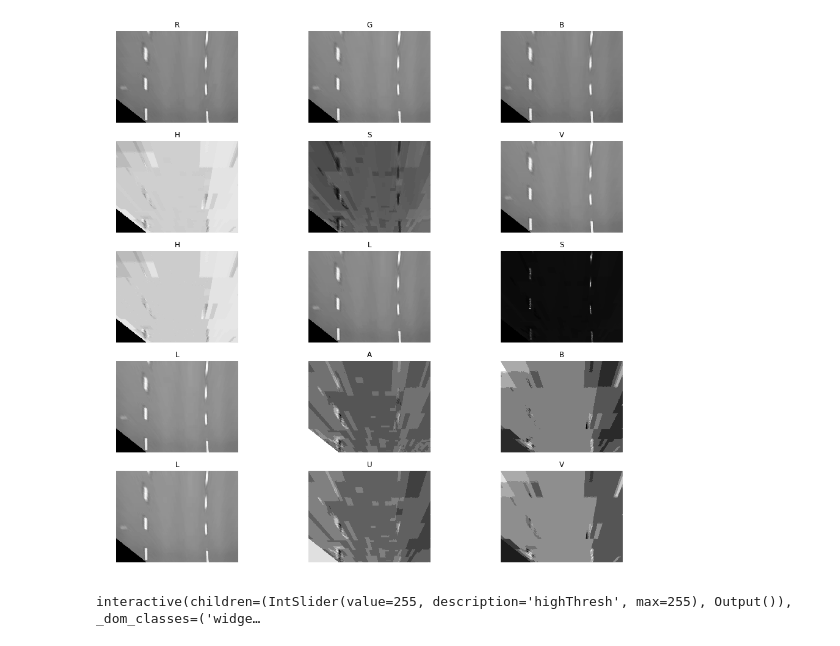
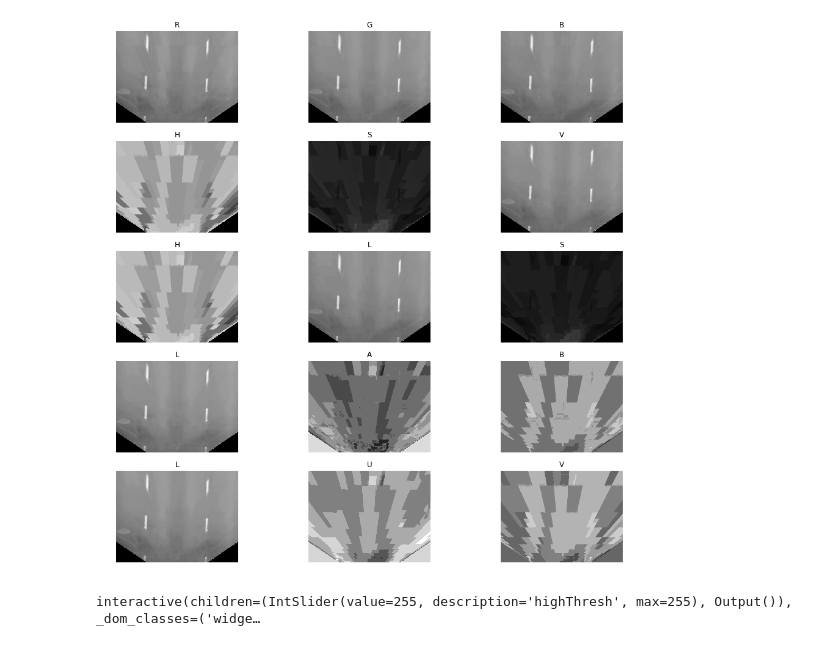
Before and after one commit to BusAI-Self-Driving-Car/lane-keep-assist-system-remote, a Jupyter notebook: LKA_remote_notebook.ipynb, the cells around one changed output. Saved outputs shown, nothing was run; the diff lists cells and outputs as text; code cells hidden in the pictures.

Commit message:
setting tests

```diff
--- a/LKA_remote_notebook.ipynb
+++ b/LKA_remote_notebook.ipynb
@@ -24,7 +24,7 @@ columns = 3
 rows = 5
 # imgRGB = cv2.imread(image)
 # imgBGR = cv2.imread("./samples/road_samples_1/warped/yellow_white_sample_warped.png")
-imgBGR = cv2.imread("./test-videos/snapshots/snap3.png")
+imgBGR = cv2.imread("./test-videos/snapshots/snap4.png")
 imgBGR = lka.camera.perspective_transform(imgBGR)
 imgRGB = cv2.cvtColor(imgBGR, cv2.COLOR_BGR2RGB)
 
@@ -82,34 +82,34 @@ subHLS_S.set_title('S')
 plt.imshow(imgHLS_S, cmap='gray')
 
 subLAB_L = fig.add_subplot(rows, columns, 10)
 subLAB_L.axis('off')
 subLAB_L.set_title('L')
 plt.imshow(imgLAB_L, cmap='gray')
 subLAB_A = fig.add_subplot(rows, columns, 11)
 subLAB_A.axis('off')
 subLAB_A.set_title('A')
 plt.imshow(imgLAB_A, cmap='gray')
 subLAB_B = fig.add_subplot(rows, columns, 12)
 subLAB_B.axis('off')
 subLAB_B.set_title('B')
 plt.imshow(imgLAB_B, cmap='gray')
 
 subLUV_L = fig.add_subplot(rows, columns, 13)
 subLUV_L.axis('off')
 subLUV_L.set_title('L')
 plt.imshow(imgLUV_L, cmap='gray')
 subLUV_U = fig.add_subplot(rows, columns, 14)
 subLUV_U.axis('off')
 subLUV_U.set_title('U')
 plt.imshow(imgLUV_U, cmap='gray')
 subLUV_V = fig.add_subplot(rows, columns, 15)
 subLUV_V.axis('off')
 subLUV_V.set_title('V')
 plt.imshow(imgLUV_V, cmap='gray')
 
 plt.show()
 # %% [output]
-[figure, old version]
+[figure, new version]
 # %%
 def lowThreshFun(wHigh, img, lowThresh, title):
     if wHigh.result is not None:
```
Also changed, not shown: parts of 4 cells of this notebook, 8 other files.
